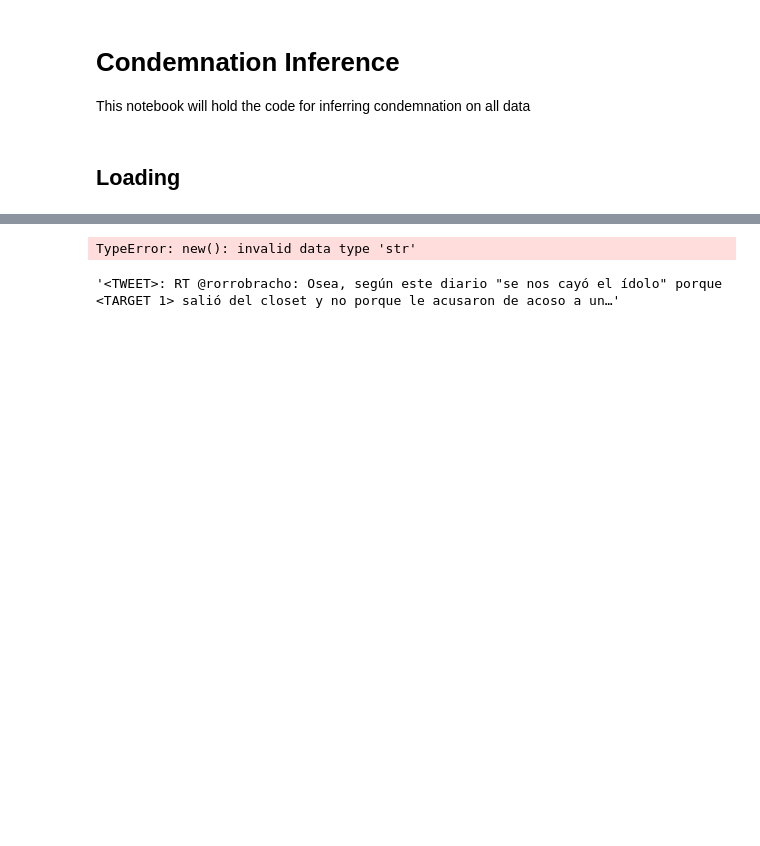
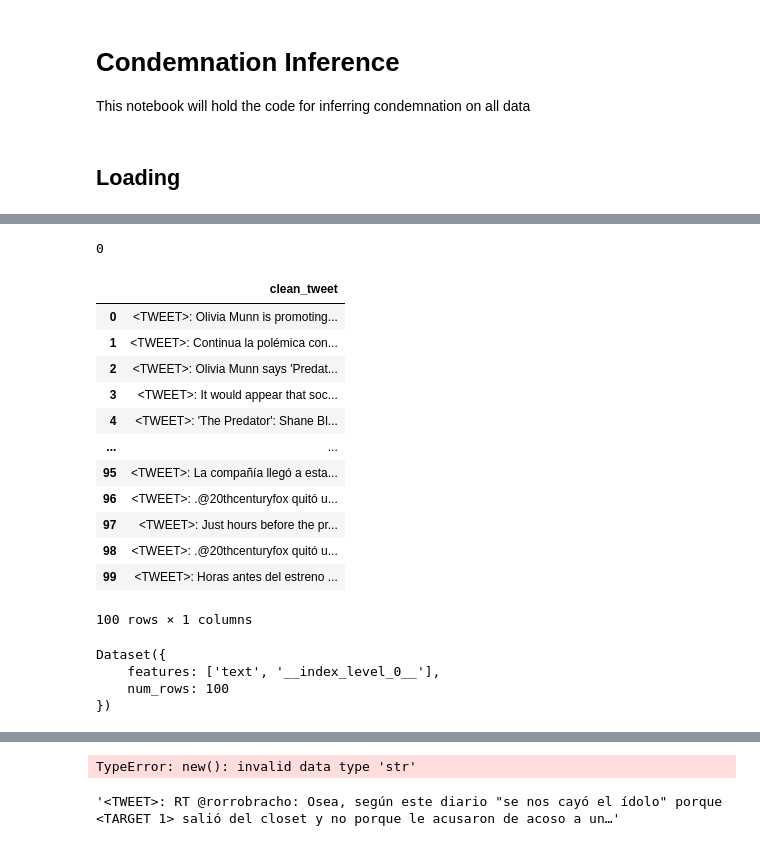
Before and after one commit to Ali-Omrani/transgressions-condemnation, a Jupyter notebook: condemnation/condemnation_inference.ipynb, the cells around one changed output, grey strips where cells are left out. Drawn from its saved outputs; the diff is of its cells as text; code cells hidden in the pictures; blank space fills up the shorter version.

```diff
--- a/condemnation/condemnation_inference.ipynb
+++ b/condemnation/condemnation_inference.ipynb
@@ -25,0 +299,4 @@ tweet_cursor = metoo_tweets.find({"is_RT":True})
+# %%
+len(df)
+# %% [output]
+0
@@ -25,0 +305,23 @@ tweet_cursor = metoo_tweets.find({"is_RT":True})
+# %%
+pred_df
+# %% [output]
+|  | clean_tweet |
+| 0 | <TWEET>: Olivia Munn is promoting... |
+| 1 | <TWEET>: Continua la polémica con... |
+| 2 | <TWEET>: Olivia Munn says 'Predat... |
+| 3 | <TWEET>: It would appear that soc... |
+| 4 | <TWEET>: 'The Predator': Shane Bl... |
+| ... | ... |
+| 95 | <TWEET>: La compañía llegó a esta... |
+| 96 | <TWEET>: .@20thcenturyfox quitó u... |
+| 97 | <TWEET>: Just hours before the pr... |
+| 98 | <TWEET>: .@20thcenturyfox quitó u... |
+| 99 | <TWEET>: Horas antes del estreno ... |
+100 rows × 1 columns
+# %%
+pred_dataset
+# %% [output]
+Dataset({
+    features: ['text', '__index_level_0__'],
+    num_rows: 100
+})
```
Also changed, not shown: parts of 18 cells of this notebook, 1 other file.
